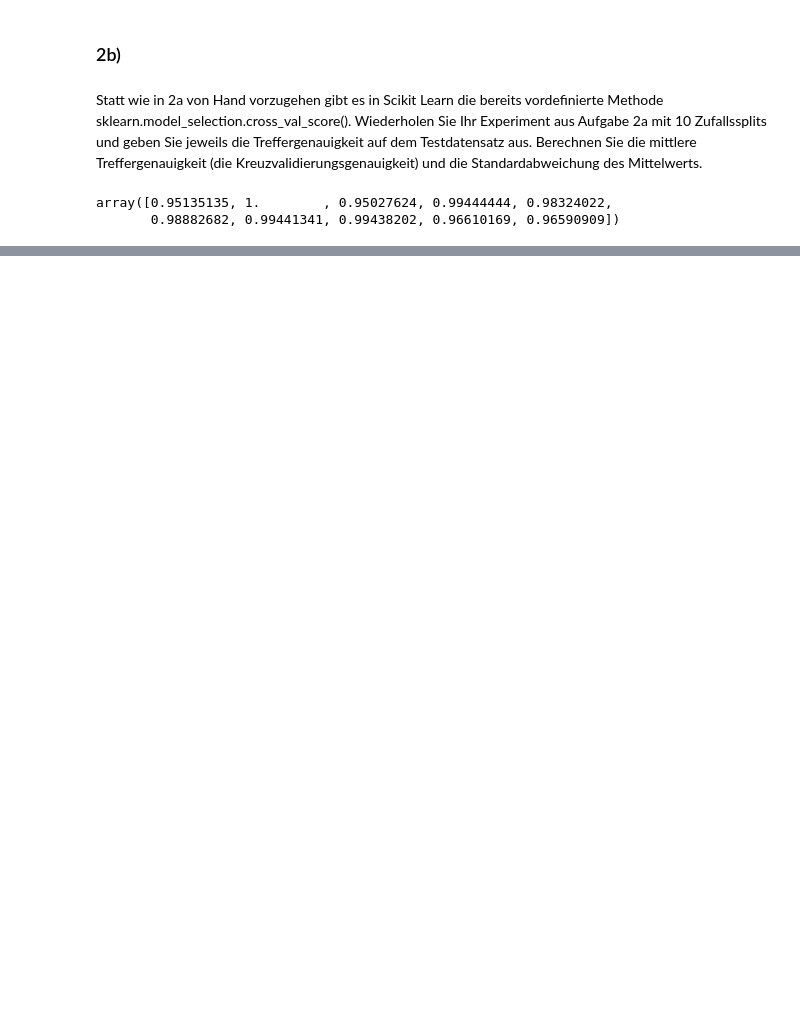
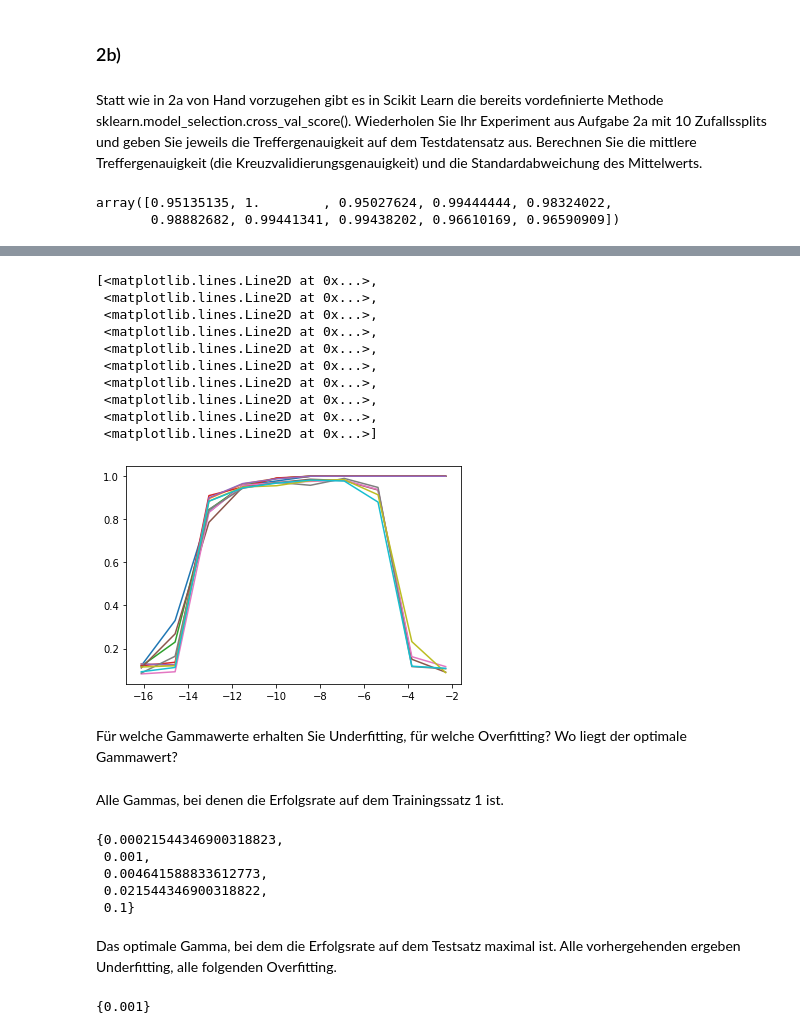
Before and after one commit to fa97ber/MachineLearning, a Jupyter notebook: ML/ML_04_02.ipynb, the cells around one changed output, grey strips where cells are left out. Saved outputs shown, nothing was run; the diff lists cells and outputs as text; code cells hidden in the pictures; blank space fills up the shorter version.

```diff
--- a/ML/ML_04_02.ipynb
+++ b/ML/ML_04_02.ipynb
@@ -51,0 +71,2 @@ array([0.95135135, 1.        , 0.95027624, 0.99444444, 0.98324022,
+# %%
+gammas = np.logspace(-7, -1, 10)
@@ -51,0 +81,19 @@ array([0.95135135, 1.        , 0.95027624, 0.99444444, 0.98324022,
+# %%
+shuffle = ShuffleSplit(n_splits=5, test_size=500, train_size=500)
+# %%
+scores = np.zeros((10, 6, 2))
+i = 0
+for gamma in gammas:
+    classificator = svm.SVC(gamma=gamma, C=10.0)
+    splitscores = np.zeros((5, 2))
+    j = 0
+    for train_index, test_index in shuffle.split(digits.data):
+        classificator.fit(digits.data[train_index], digits.target[train_index])
+        trainscore = classificator.score(digits.data[train_index], digits.target[train_index])
+        testscore = classificator.score(digits.data[test_index], digits.target[test_index])
+        splitscores[j][0] = trainscore
+        splitscores[j][1] = testscore
+        j += 1
+    scores[i][0] = gamma
+    scores[i][1:] = splitscores
+    i += 1
@@ -52,3 +106,36 @@ array([0.95135135, 1.        , 0.95027624, 0.99444444, 0.98324022,
+# %%
+plt.plot(np.log(scores[:,0,0]), scores[:,1:,0], np.log(scores[:,0,0]), scores[:,1:,1])
+# %% [output]
+[<matplotlib.lines.Line2D at 0x...>,
+ <matplotlib.lines.Line2D at 0x...>,
+ <matplotlib.lines.Line2D at 0x...>,
+ <matplotlib.lines.Line2D at 0x...>,
+ <matplotlib.lines.Line2D at 0x...>,
+ <matplotlib.lines.Line2D at 0x...>,
+ <matplotlib.lines.Line2D at 0x...>,
+ <matplotlib.lines.Line2D at 0x...>,
+ <matplotlib.lines.Line2D at 0x...>,
+ <matplotlib.lines.Line2D at 0x...>]
+[figure, added]
+# %% [markdown]
+Für welche Gammawerte erhalten Sie Underfitting, für welche Overfitting? Wo
+liegt der optimale Gammawert?
+# %% [markdown]
+Alle Gammas, bei denen die Erfolgsrate auf dem Trainingssatz 1 ist.
+# %%
+set(scores[:,0,0][np.where(scores[:,1:,0] == np.max(scores[:,1:,0]))[0]])
+# %% [output]
+{0.00021544346900318823,
+ 0.001,
+ 0.004641588833612773,
+ 0.021544346900318822,
+ 0.1}
+# %% [markdown]
+Das optimale Gamma, bei dem die Erfolgsrate auf dem Testsatz maximal ist. Alle vorhergehenden ergeben Underfitting, alle folgenden Overfitting.
+# %%
+set(scores[:,0,0][np.where(scores[:,1:,1] == np.max(scores[:,1:,1]))[0]])
+# %% [output]
+{0.001}
 # %%
 %version_information numpy, sklearn
 # %% [output]
```
Also changed, not shown: parts of 13 cells of this notebook.
